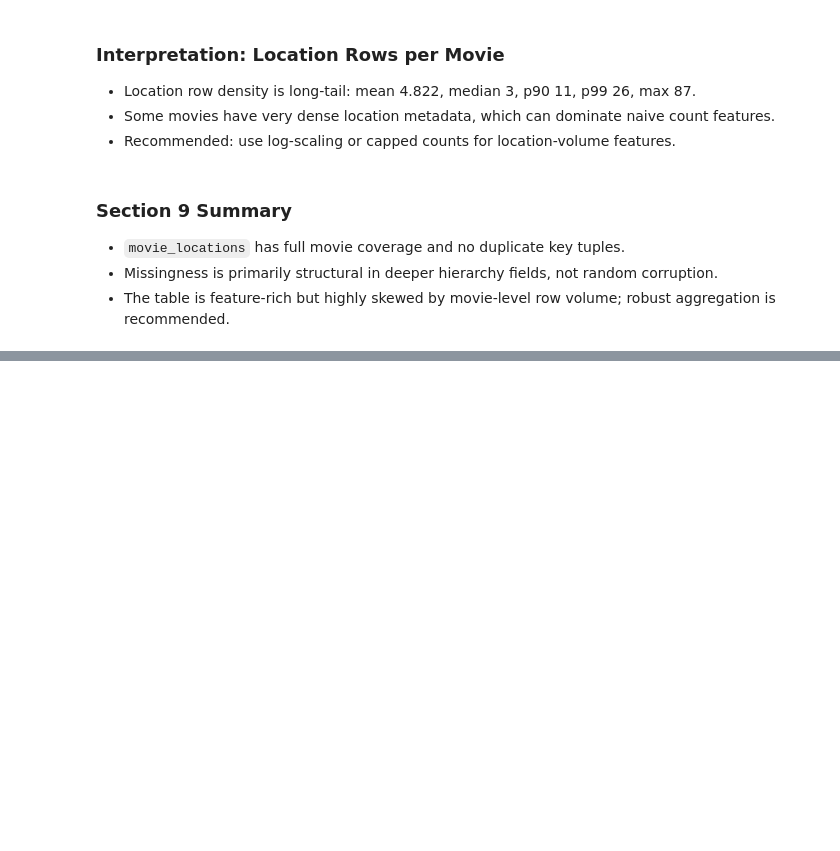
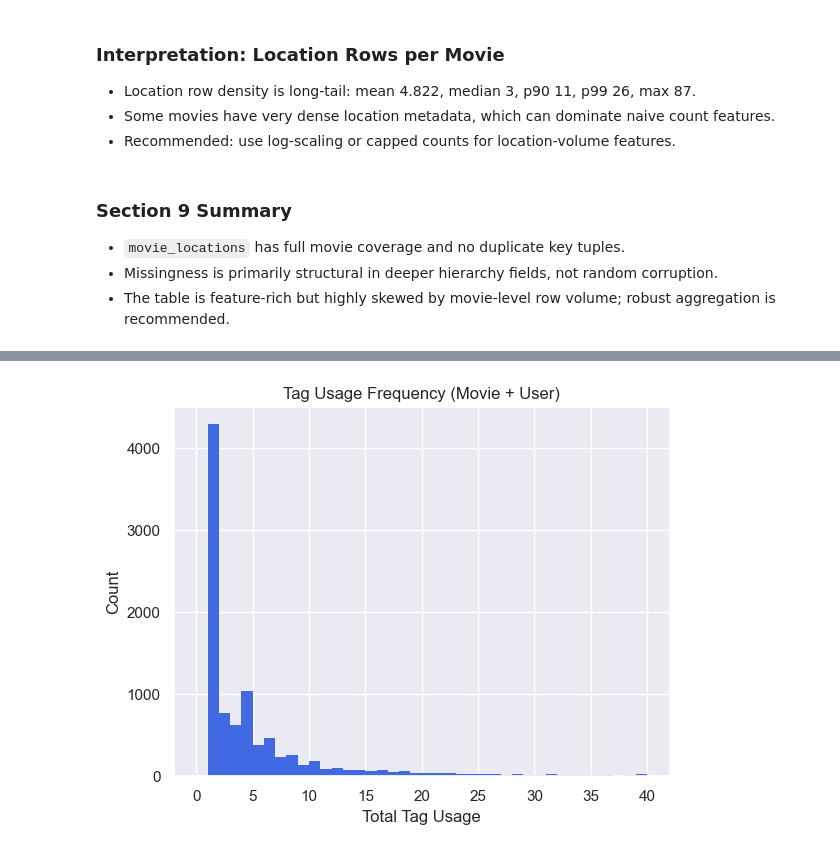
Before and after one commit to Mateusz1645/explainable-recsys, a Jupyter notebook: notebooks/01_eda.ipynb, the cells around one changed output, grey strips where cells are left out. Saved outputs shown, nothing was run; the diff lists cells and outputs as text; code cells hidden in the pictures; blank space fills up the shorter version.

Commit message:
add eda movie_tags, tags

```diff
--- a/notebooks/01_eda.ipynb
+++ b/notebooks/01_eda.ipynb
@@ -1142,0 +1164,7 @@ plt.show()
+# %%
+tags_df = data["tags"]
+movie_tags_df = data["movie_tags"]
+user_taggedmovies_df = data["user_taggedmovies"]
+
+tags_overview = dataframe_overview(tags_df)
+display(tags_overview)
@@ -1142,0 +1225,7 @@ plt.show()
+# %%
+tag_usage = tag_usage_report(tags_df, movie_tags_df, user_taggedmovies_df)
+
+print("Tag usage summary:")
+display(tag_usage["summary"])
+print("Top tags by total usage:")
+display(tag_usage["top_tags"])
@@ -1142,0 +1261,14 @@ plt.show()
+# %%
+TAG_USAGE_BINS = np.r_[np.arange(0, 41, 1)]
+
+plt.hist(
+    tag_usage["distribution"],
+    bins=TAG_USAGE_BINS,
+    color=PRIMARY_COLOR,
+)
+plt.title("Tag Usage Frequency (Movie + User)")
+plt.xlabel("Total Tag Usage")
+plt.ylabel("Count")
+plt.show()
+# %% [output]
+[figure, added]
```
Also changed, not shown: parts of 34 cells of this notebook, 4 other files.
